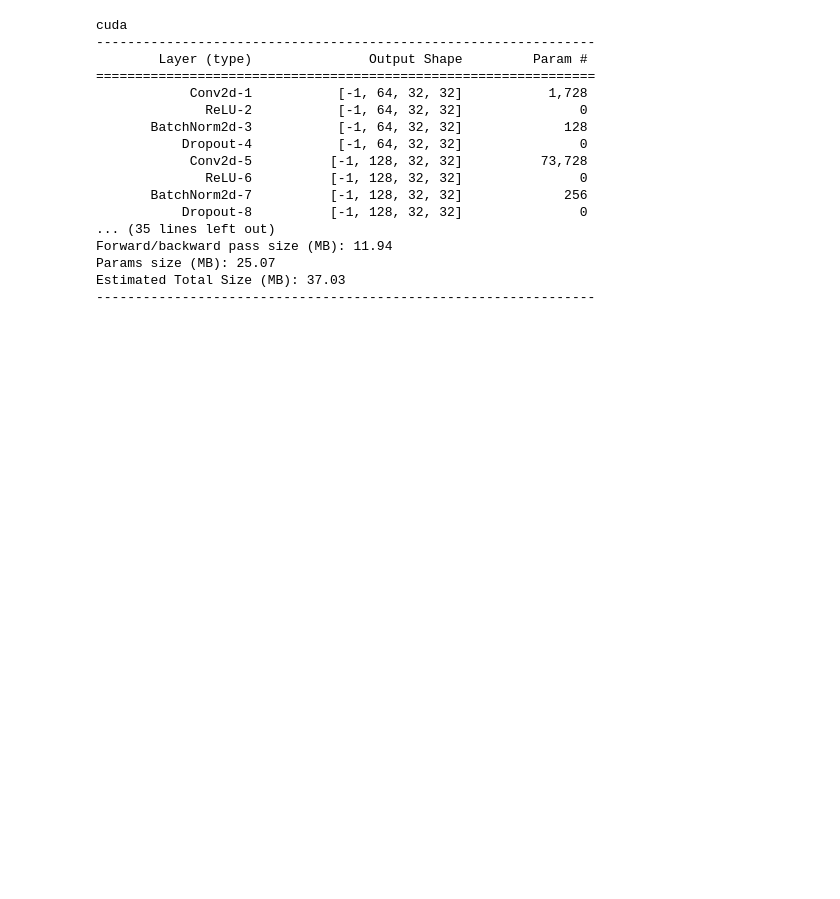
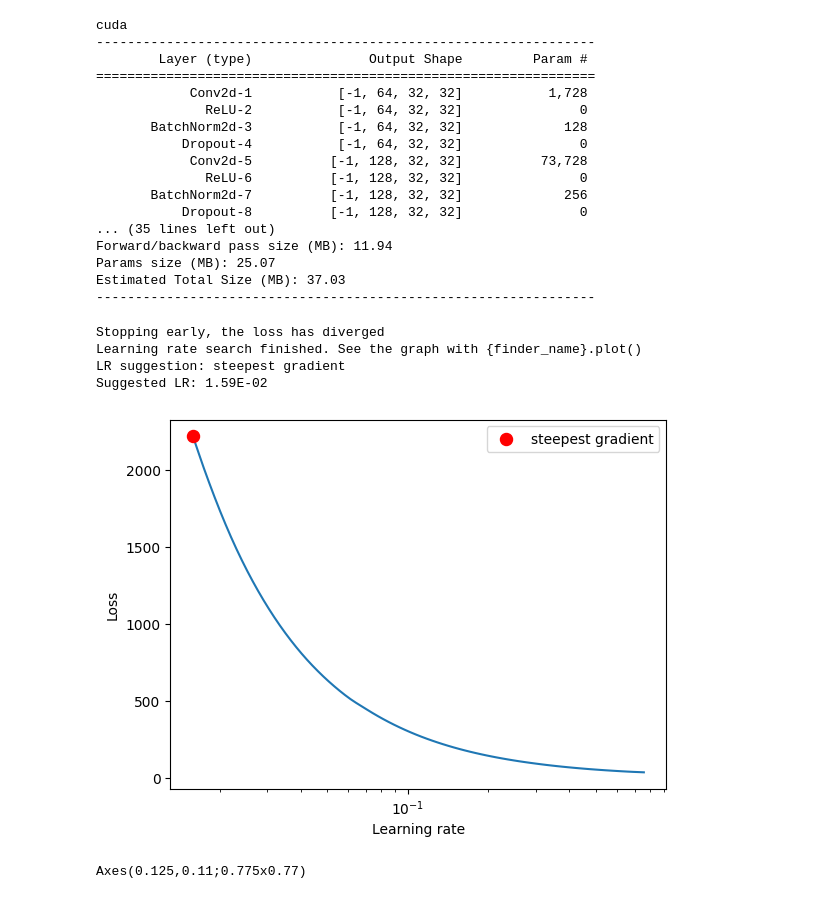
Before and after one commit to kurchi1205/ERA-S10-Assignment, a Jupyter notebook: training.ipynb, the cells around one changed output. Drawn from its saved outputs; the diff is of its cells as text; code cells hidden in the pictures; blank space fills up the shorter version.

Commit message:
training by importing package

```diff
--- a/training.ipynb
+++ b/training.ipynb
@@ -87,6 +128,26 @@ Forward/backward pass size (MB): 11.94
 Params size (MB): 25.07
 Estimated Total Size (MB): 37.03
 ----------------------------------------------------------------
+# %%
+from torch_lr_finder import LRFinder
+import torch.nn.functional as F
+import torch.nn as nn
+
+model = Net().to(device)
+criterion = nn.CrossEntropyLoss()
+optimizer = torch.optim.Adam(model.parameters(), lr=0.01)
+lr_finder = LRFinder(model, optimizer, criterion, device=device)
+lr_finder.range_test(train_loader, val_loader=test_loader, end_lr=1, num_iter=100, step_mode="exp")
+lr = lr_finder.plot(log_lr=True, suggest_lr=True)
+lr_finder.reset()
+print(lr)
+# %% [output]
+Stopping early, the loss has diverged
+Learning rate search finished. See the graph with {finder_name}.plot()
+LR suggestion: steepest gradient
+Suggested LR: 1.59E-02
+[figure, added]
+Axes(0.125,0.11;0.775x0.77)
 # %%
 train_losses = []
 test_losses = []
```
Also changed, not shown: parts of 4 cells of this notebook, 2 other files.
